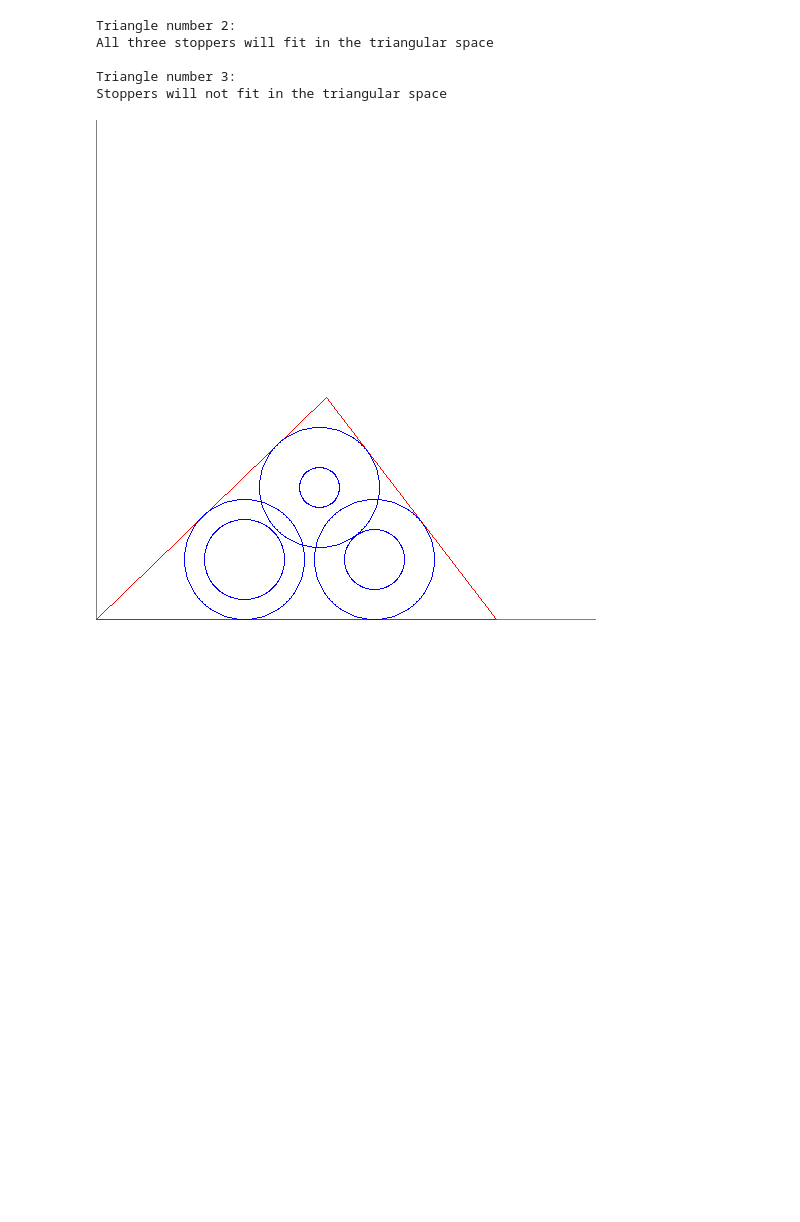
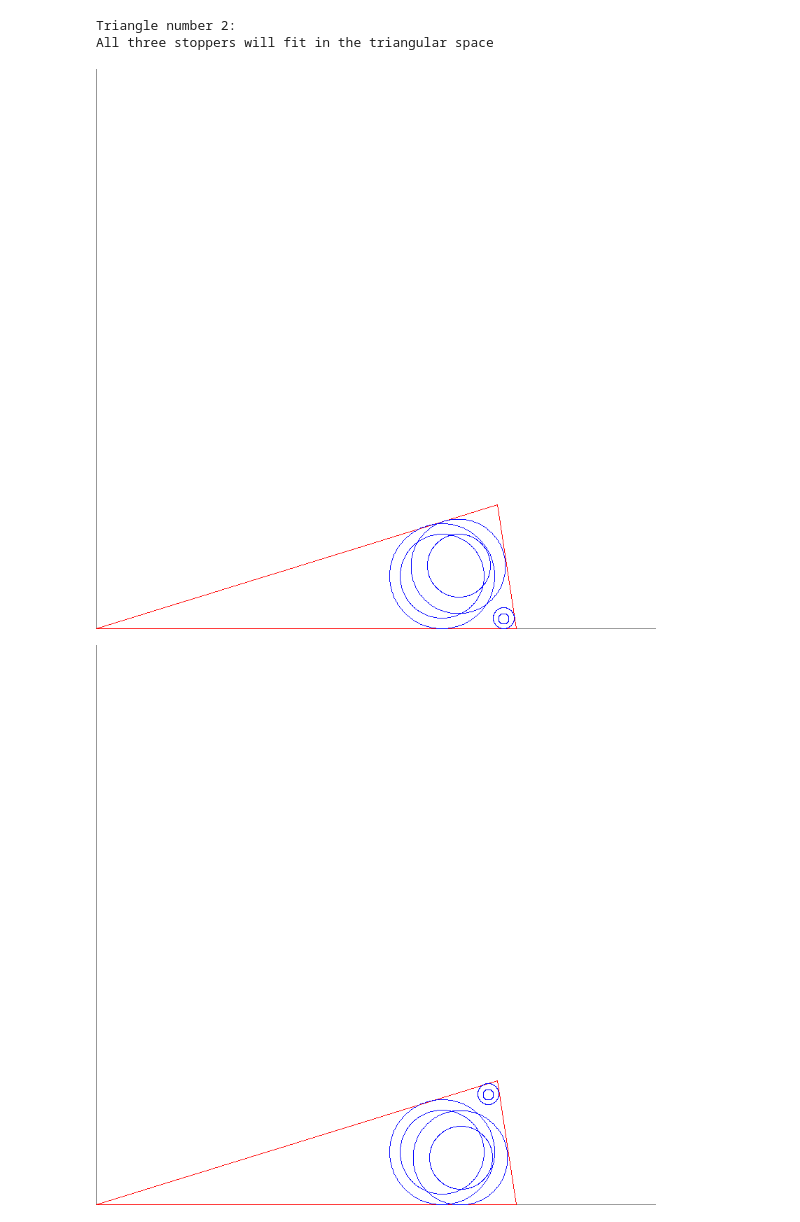
Before and after one commit to mguid65/uva, a Jupyter notebook: uva823/uva823_mguid2088.ipynb, the cells around one changed output. Drawn from its saved outputs; the diff is of its cells as text; code cells hidden in the pictures; blank space fills up the shorter version.

```diff
--- a/uva823/uva823_mguid2088.ipynb
+++ b/uva823/uva823_mguid2088.ipynb
@@ -92,6 +92,22 @@ with open('uva823.in', 'r') as infile:
                 c.x = ((tmp_cx) * math.cos((rotation_angle) * PI / 180.0)) - ((tmp_cy) * math.sin((rotation_angle) * PI/180.0)) + vertices[2].x
                 c.y = ((tmp_cy) * math.cos((rotation_angle) * PI / 180.0)) + ((tmp_cx) * math.sin((rotation_angle) * PI/180.0)) + vertices[2].y
 
+                base = Image.new('RGB',(800, 800),(255,255,255))
+                draw = ImageDraw.Draw(base)
+                draw.line([(0,0), (799, 0)], fill=(128,128,128))
+                draw.line([(0,0), (0, 799)], fill=(128,128,128))
+
+                draw.polygon([(30.0 * vertices[0].x, 30.0 * vertices[0].y), (30.0 * vertices[1].x, 30.0 * vertices[1].y), (30.0 * vertices[2].x, 30.0 * vertices[2].y)], outline=255)
+                draw.ellipse((30.0 * (a.x-(stopper_list[possibilities[i][0]][1]/2.0)), 30.0 * (a.y-(stopper_list[possibilities[i][0]][1]/2.0)), 30.0 * (a.x +(stopper_list[possibilities[i][0]][1]/2.0)), 30.0 * (a.y+(stopper_list[possibilities[i][0]][1]/2.0))), outline=(0,0,255))
+                draw.ellipse((30.0 * (b.x-(stopper_list[possibilities[i][1]][1]/2.0)), 30.0 * (b.y-(stopper_list[possibilities[i][1]][1]/2.0)), 30.0 * (b.x +(stopper_list[possibilities[i][1]][1]/2.0)), 30.0 * (b.y+(stopper_list[possibilities[i][1]][1]/2.0))), outline=(0,0,255))
+                draw.ellipse((30.0 * (c.x-(stopper_list[possibilities[i][2]][1]/2.0)), 30.0 * (c.y-(stopper_list[possibilities[i][2]][1]/2.0)), 30.0 * (c.x +(stopper_list[possibilities[i][2]][1]/2.0)), 30.0 * (c.y+(stopper_list[possibilities[i][2]][1]/2.0))), outline=(0,0,255))
+
+                draw.ellipse((30.0 * (a.x-(stopper_list[possibilities[i][0]][0]/2.0)), 30.0 * (a.y-(stopper_list[possibilities[i][0]][0]/2.0)), 30.0 * (a.x +(stopper_list[possibilities[i][0]][0]/2.0)), 30.0 * (a.y+(stopper_list[possibilities[i][0]][0]/2.0))), outline=(0,0,255))
+                draw.ellipse((30.0 * (b.x-(stopper_list[possibilities[i][1]][0]/2.0)), 30.0 * (b.y-(stopper_list[possibilities[i][1]][0]/2.0)), 30.0 * (b.x +(stopper_list[possibilities[i][1]][0]/2.0)), 30.0 * (b.y+(stopper_list[possibilities[i][1]][0]/2.0))), outline=(0,0,255))
+                draw.ellipse((30.0 * (c.x-(stopper_list[possibilities[i][2]][0]/2.0)), 30.0 * (c.y-(stopper_list[possibilities[i][2]][0]/2.0)), 30.0 * (c.x +(stopper_list[possibilities[i][2]][0]/2.0)), 30.0 * (c.y+(stopper_list[possibilities[i][2]][0]/2.0))), outline=(0,0,255))
+                base = base.transpose(PIL.Image.FLIP_TOP_BOTTOM)
+
+                display(base)
                 tmp_lhs = tmp_rhs = 0.0
 
                 tmp_index_1 = tmp_index_2 = 1
@@ -154,22 +170,7 @@ with open('uva823.in', 'r') as infile:
                 if tmp_lhs <= (tmp_rhs + EPSILON):
                     continue;
                 good = True
-                base = Image.new('RGB',(500, 500),(255,255,255))
-                draw = ImageDraw.Draw(base)
-                draw.line([(0,0), (499, 0)], fill=(128,128,128))
-                draw.line([(0,0), (0, 499)], fill=(128,128,128))
 
-                draw.polygon([(40.0 * vertices[0].x, 40.0 * vertices[0].y), (40.0 * vertices[1].x, 40.0 * vertices[1].y), (40.0 * vertices[2].x, 40.0 * vertices[2].y)], outline=255)
-                draw.ellipse((40.0 * (a.x-(stopper_list[possibilities[i][0]][1]/2.0)), 40.0 * (a.y-(stopper_list[possibilities[i][0]][1]/2.0)), 40.0 * (a.x +(stopper_list[possibilities[i][0]][1]/2.0)), 40.0 * (a.y+(stopper_list[possibilities[i][0]][1]/2.0))), outline=(0,0,255))
-                draw.ellipse((40.0 * (b.x-(stopper_list[possibilities[i][1]][1]/2.0)), 40.0 * (b.y-(stopper_list[possibilities[i][1]][1]/2.0)), 40.0 * (b.x +(stopper_list[possibilities[i][1]][1]/2.0)), 40.0 * (b.y+(stopper_list[possibilities[i][1]][1]/2.0))), outline=(0,0,255))
-                draw.ellipse((40.0 * (c.x-(stopper_list[possibilities[i][2]][1]/2.0)), 40.0 * (c.y-(stopper_list[possibilities[i][2]][1]/2.0)), 40.0 * (c.x +(stopper_list[possibilities[i][2]][1]/2.0)), 40.0 * (c.y+(stopper_list[possibilities[i][2]][1]/2.0))), outline=(0,0,255))
-
-                draw.ellipse((40.0 * (a.x-(stopper_list[possibilities[i][0]][0]/2.0)), 40.0 * (a.y-(stopper_list[possibilities[i][0]][0]/2.0)), 40.0 * (a.x +(stopper_list[possibilities[i][0]][0]/2.0)), 40.0 * (a.y+(stopper_list[possibilities[i][0]][0]/2.0))), outline=(0,0,255))
-                draw.ellipse((40.0 * (b.x-(stopper_list[possibilities[i][1]][0]/2.0)), 40.0 * (b.y-(stopper_list[possibilities[i][1]][0]/2.0)), 40.0 * (b.x +(stopper_list[possibilities[i][1]][0]/2.0)), 40.0 * (b.y+(stopper_list[possibilities[i][1]][0]/2.0))), outline=(0,0,255))
-                draw.ellipse((40.0 * (c.x-(stopper_list[possibilities[i][2]][0]/2.0)), 40.0 * (c.y-(stopper_list[possibilities[i][2]][0]/2.0)), 40.0 * (c.x +(stopper_list[possibilities[i][2]][0]/2.0)), 40.0 * (c.y+(stopper_list[possibilities[i][2]][0]/2.0))), outline=(0,0,255))
-                base = base.transpose(PIL.Image.FLIP_TOP_BOTTOM)
-
-                display(base)
                 break
         print('Triangle number %d:' % (count))
         count+=1
@@ -185,6 +186,4 @@ All three stoppers will fit in the triangular space
 Triangle number 2:
 All three stoppers will fit in the triangular space
-
-Triangle number 3:
-Stoppers will not fit in the triangular space
-[figure, old version]
+[figure, new version]
+[figure, added]
```
Also changed, not shown: parts of 1 cell of this notebook, 11 other files.
